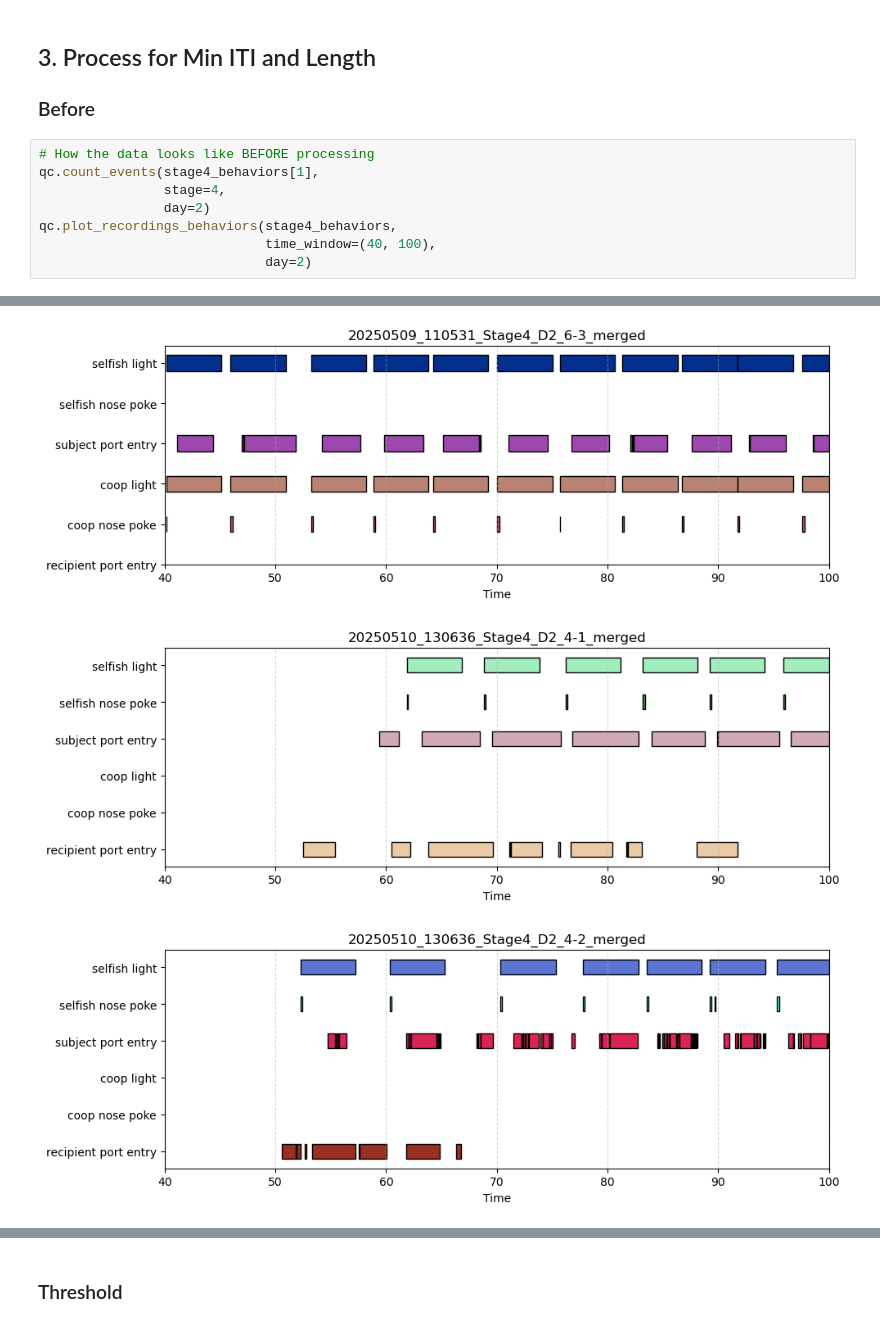
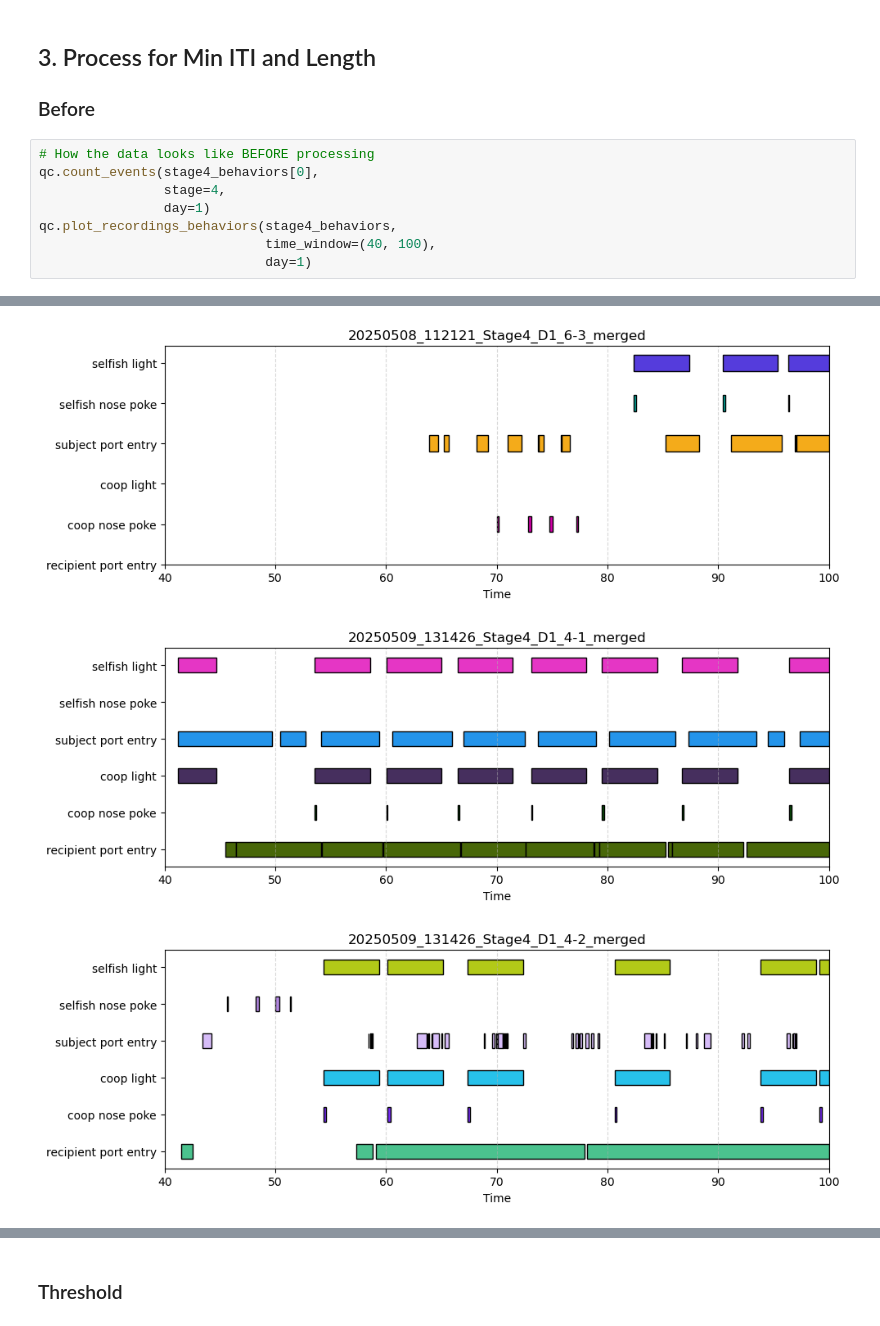
Before and after one commit to padillacoreanolab/coop_ephys_analysis, a Jupyter notebook: notebooks/behavior/stage4_quality_control.ipynb, the cells around one changed output, grey strips where cells are left out. Cells and saved outputs as stored; diff of their text form.

```diff
--- a/notebooks/behavior/stage4_quality_control.ipynb
+++ b/notebooks/behavior/stage4_quality_control.ipynb
@@ -44,10 +44,10 @@ qc.between_events_duration_distribution(stage4_behaviors[0],
 ### Before
 # %%
 # How the data looks like BEFORE processing
-qc.count_events(stage4_behaviors[1],
+qc.count_events(stage4_behaviors[0],
 				stage=4,
-				day=2)
+				day=1)
 qc.plot_recordings_behaviors(stage4_behaviors,
 							 time_window=(40, 100),
-							 day=2)
+							 day=1)
 # %% [output]
@@ -76,3 +76,3 @@ Stage 4 Day 2
-[figure, old version]
+[figure, new version]
-[figure, old version]
+[figure, new version]
-[figure, old version]
+[figure, new version]
```
Also changed, not shown: parts of 14 cells of this notebook, 12 other files.
